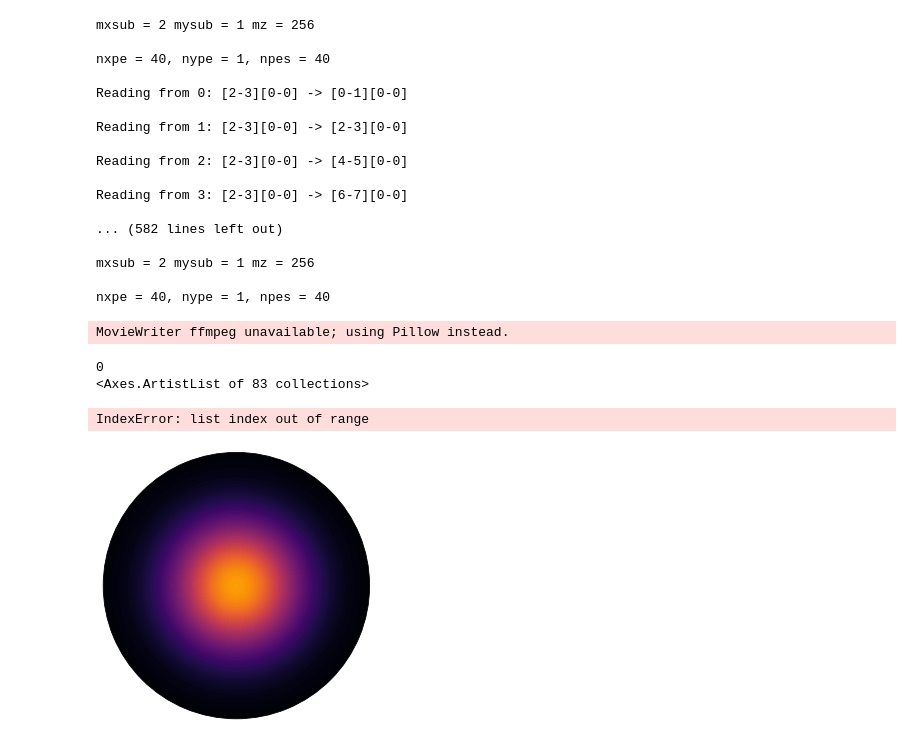
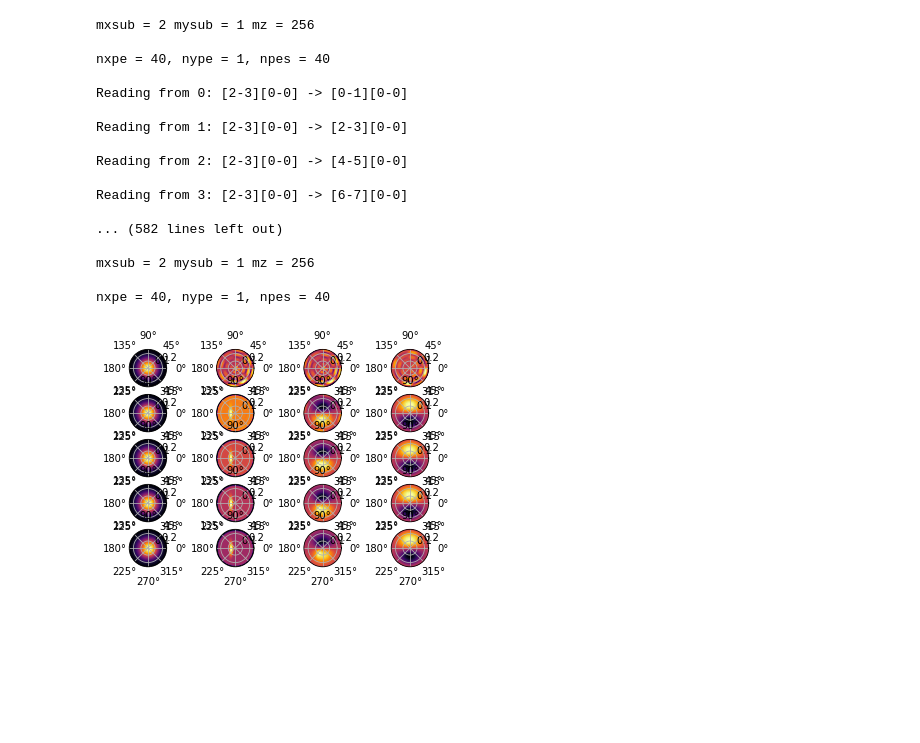
Before and after one commit to runehoejlund/north-simulation, a Jupyter notebook: data_analysis_animation.ipynb, the cells around one changed output. Saved outputs shown, nothing was run; the diff lists cells and outputs as text; code cells hidden in the pictures; blank space fills up the shorter version.

Commit message:
data_analysis

```diff
--- a/data_analysis_animation.ipynb
+++ b/data_analysis_animation.ipynb
@@ -91,42 +91,48 @@ nxpe = 40, nype = 1, npes = 40
 # %%
 thetas = np.linspace(0, 2 * np.pi, nz_inner)
 rhos = np.linspace(1/(2*nx_inner), Lx+1/(2*nx_inner), nx_inner)
+# %%
+def plot_time_frames(cmap='inferno'):
+    fields = ['n', 'T', 'vort', 'phi']
+    frames = 5
+    fig, axes = plt.subplots(frames,len(fields), subplot_kw={'projection': 'polar'})
+
+    for i_field, field in enumerate(fields):
+        field_data = data[field].squeeze()
+        vmin = field_data.min()
+        vmax = field_data.max()
+        for frame in range(frames):
+            axes[frame, i_field].contourf(thetas, rhos, field_data[frame, :, :], 100, cmap = cmap, vmin=vmin, vmax=vmax)
+            axes[frame, i_field].set_rticks([])
+            axes[frame, i_field].set_xticks([])
+
+plot_time_frames()
+# %% [output]
+[figure, added]
 # %%
-import pylab as plt
 import numpy
 import matplotlib.animation as animation
-#plt.rcParams['animation.ffmpeg_path'] = r"C:\some_path\ffmpeg.exe"   # if necessary
 
-def animate_data(data, cmap='inferno'):
-    vmin = data.min()
-    vmax = data.max()
+def animate_data(field, cmap='inferno', vmin = None, vmax = None):
+    field_data = data[field].squeeze()
+    if vmin is None:
+        vmin = field_data.min()
+    if vmax is None:
+        vmax = field_data.max()
     fig, ax = plt.subplots(subplot_kw={'projection': 'polar'})
     ax.set_rticks([])
     ax.set_xticks([])
-    cont = ax.contourf(thetas, rhos, data[0, :, :], 100, cmap = cmap, vmin=vmin, vmax=vmax)    # first image on screen
-    artists = [cont.collections]
+    cont = ax.contourf(thetas, rhos, field_data[0, :, :], 100, cmap = cmap, vmin=vmin, vmax=vmax)    # first image on screen
+    fig.colorbar(cont, ax=ax)
     fig.tight_layout()
 
     # animation function
     def animate(i):
-        print(i)
-        print(ax.collections)
-        # global cont
-        for c in artists:
+        for c in ax.collections:
             c.remove()  # removes only the contours, leaves the rest intact
-        cont = ax.contourf(thetas, rhos, data[i, :, :], 100, cmap = cmap, vmin=vmin, vmax=vmax)
-        return [cont.collections]
+        cont = ax.contourf(thetas, rhos, field_data[i, :, :], 100, cmap = cmap, vmin=vmin, vmax=vmax)
+        return cont.collections
 
-    anim = animation.FuncAnimation(fig, animate, frames=4, interval=100)
-    anim.save('./plots/' + job_id + '_test_animation_n.gif', fps=4)
-    # plt.show()
-    # anim = animation.FuncAnimation(fig, animate, frames=data.shape[0], repeat=False)
-    # anim.save('./plots/animation.gif')
-
-animate_data(data['n'].squeeze())
+    anim = animation.FuncAnimation(fig, animate, frames=field_data.shape[0], interval=100, blit=True)
+    anim.save('./plots/' + job_id + '_animation_' + field +'.gif', fps=4)
+    plt.show()
-# %% [output]
-MovieWriter ffmpeg unavailable; using Pillow instead.
-0
-<Axes.ArtistList of 83 collections>
-IndexError: list index out of range
-[figure, removed]
```
Also changed, not shown: parts of 5 cells of this notebook.
